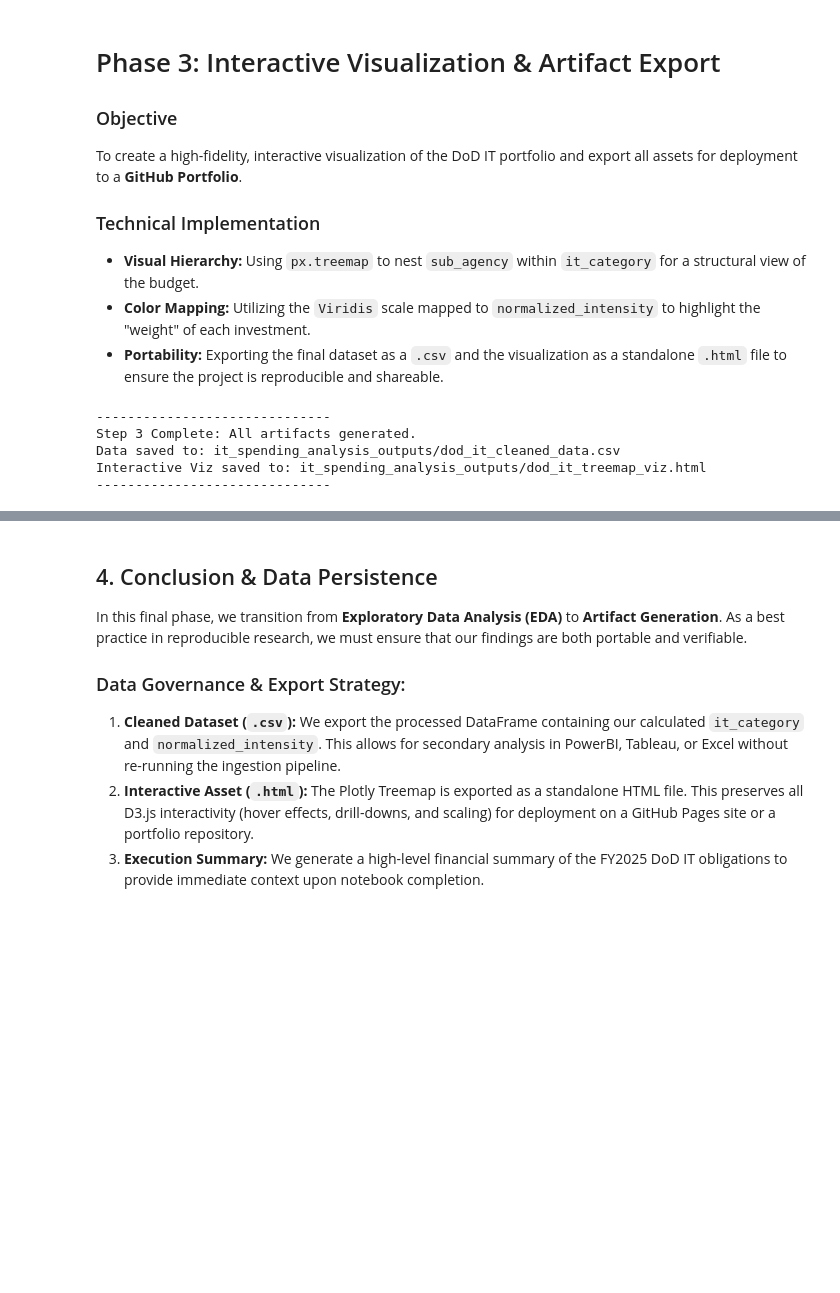
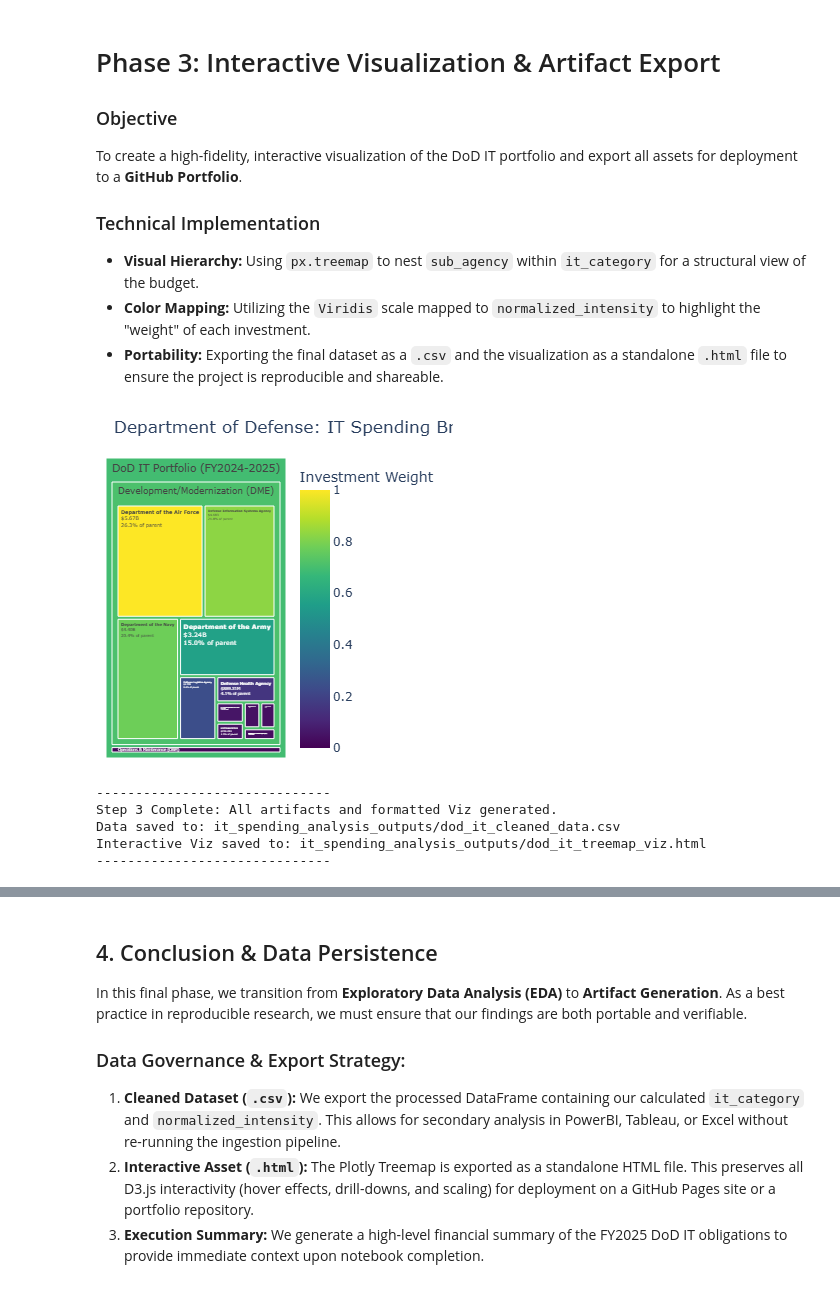
Before and after one commit to zerowood/DoD-IT-Spending-Analysis, a Jupyter notebook: notebooks/federal_agencies_spend_treemap.ipynb, the cells around one changed output, grey strips where cells are left out. Cells and saved outputs as stored; diff of their text form; code cells hidden in the pictures; blank space fills up the shorter version.

```diff
--- a/notebooks/federal_agencies_spend_treemap.ipynb
+++ b/notebooks/federal_agencies_spend_treemap.ipynb
@@ -159,45 +278,56 @@ To create a high-fidelity, interactive visualization of the DoD IT portfolio and
 * **Color Mapping:** Utilizing the `Viridis` scale mapped to `normalized_intensity` to highlight the "weight" of each investment.
 * **Portability:** Exporting the final dataset as a `.csv` and the visualization as a standalone `.html` file to ensure the project is reproducible and shareable.
 # %%
+# --- REPAIR LOGIC: Ensure the column exists ---
+def format_spend(val):
+    if val >= 1e9:
+        return f"${val / 1e9:.2f}B"
+    return f"${val / 1e6:.2f}M"
+
+# Create the missing column that caused the ValueError
+df['formatted_amount'] = df['total_spend'].apply(format_spend)
+# ----------------------------------------------
+
 # 1. Create the Interactive Treemap
 fig = px.treemap(
     df,
     path=[px.Constant("DoD IT Portfolio (FY2024-2025)"), 'it_category', 'sub_agency'],
     values='total_spend',
     color='normalized_intensity',
     color_continuous_scale='Viridis',
     title='Department of Defense: IT Spending Breakdown by Sub-Agency',
-    labels={'normalized_intensity': 'Investment Weight', 'total_spend': 'Total Spend ($)'},
-    hover_data={'total_spend': ':$,.2f', 'normalized_intensity': False}
+    custom_data=['formatted_amount', 'normalized_intensity'],
+    labels={'normalized_intensity': 'Investment Weight', 'total_spend': 'Total Spend ($)'}
 )
 
-# Refine layout
-fig.update_traces(textinfo="label+value+percent parent")
+# 2. Logic: The "Exponent Killer"
+fig.update_traces(
+    texttemplate="<b>%{label}</b><br>%{customdata[0]}<br>%{percentParent:.1%} of parent",
+    hovertemplate="<b>%{label}</b><br>Spend: %{customdata[0]}<br>Weight: %{customdata[1]:.2f}<extra></extra>"
+)
+
 fig.update_layout(margin=dict(t=50, l=10, r=10, b=10))
 
 # Display the plot
 fig.show()
 
-# 2. Export Artifacts
-# Create an output directory for organization
+# 3. Export Artifacts
 output_dir = "it_spending_analysis_outputs"
 if not os.path.exists(output_dir):
     os.makedirs(output_dir)
 
-# Save the Cleaned Data
 df.to_csv(f"{output_dir}/dod_it_cleaned_data.csv", index=False)
-
-# Save the Interactive HTML for GitHub
 fig.write_html(f"{output_dir}/dod_it_treemap_viz.html")
 
 print("-" * 30)
-print("Step 3 Complete: All artifacts generated.")
+print("Step 3 Complete: All artifacts and formatted Viz generated.")
 print(f"Data saved to: {output_dir}/dod_it_cleaned_data.csv")
 print(f"Interactive Viz saved to: {output_dir}/dod_it_treemap_viz.html")
 print("-" * 30)
 # %% [output]
+[figure, added]
 ------------------------------
-Step 3 Complete: All artifacts generated.
+Step 3 Complete: All artifacts and formatted Viz generated.
 Data saved to: it_spending_analysis_outputs/dod_it_cleaned_data.csv
 Interactive Viz saved to: it_spending_analysis_outputs/dod_it_treemap_viz.html
 ------------------------------
```
Also changed, not shown: parts of 10 cells of this notebook, 10 other files.
